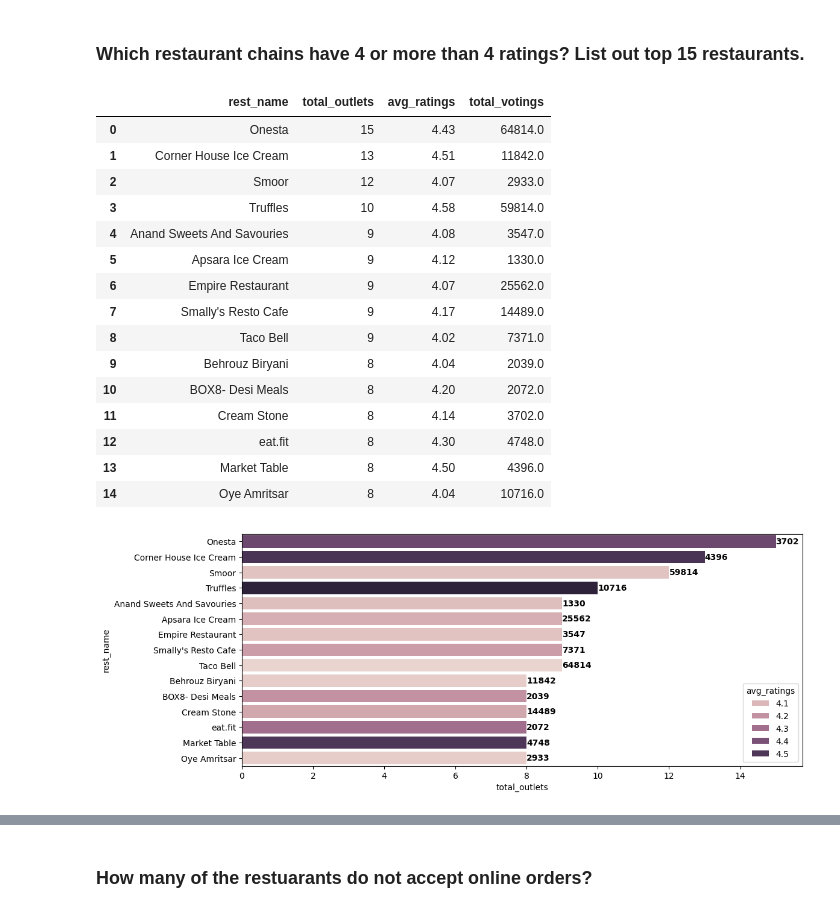
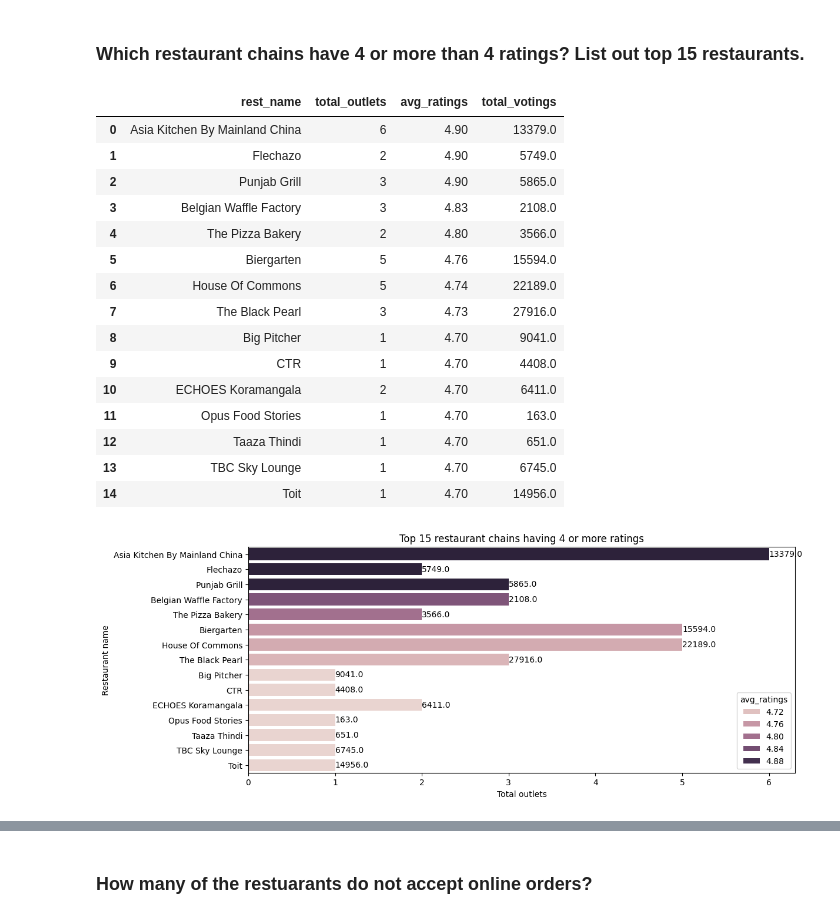
Before and after one commit to Bhuvi128/Bengaluru-Restaurant-Trends-Analysis, a Jupyter notebook: Bengaluru Restaurant Trends Analysis.ipynb, the cells around one changed output, grey strips where cells are left out. Cells and saved outputs as stored; diff of their text form; code cells hidden in the pictures.

```diff
--- a/Bengaluru Restaurant Trends Analysis.ipynb
+++ b/Bengaluru Restaurant Trends Analysis.ipynb
@@ -294,43 +294,40 @@ from ratings ra right join restaurant re
 on ra.restaurant_id = re.restaurant_id
 group by re.rest_name
 having avg_ratings > 4.0 or avg_ratings = 4.0
-order by total_outlets desc
+order by avg_ratings desc
 limit 15;
 """
 top_15_rest_rating_4 = pd.read_sql(query, conn)
 top_15_rest_rating_4
 # %% [output]
 |  | rest_name | total_outlets | avg_ratings | total_votings |
-| 0 | Onesta | 15 | 4.43 | 64814.0 |
-| 1 | Corner House Ice Cream | 13 | 4.51 | 11842.0 |
-| 2 | Smoor | 12 | 4.07 | 2933.0 |
-| 3 | Truffles | 10 | 4.58 | 59814.0 |
-| 4 | Anand Sweets And Savouries | 9 | 4.08 | 3547.0 |
-| 5 | Apsara Ice Cream | 9 | 4.12 | 1330.0 |
-| 6 | Empire Restaurant | 9 | 4.07 | 25562.0 |
-| 7 | Smally's Resto Cafe | 9 | 4.17 | 14489.0 |
-| 8 | Taco Bell | 9 | 4.02 | 7371.0 |
-| 9 | Behrouz Biryani | 8 | 4.04 | 2039.0 |
-| 10 | BOX8- Desi Meals | 8 | 4.20 | 2072.0 |
-| 11 | Cream Stone | 8 | 4.14 | 3702.0 |
-| 12 | eat.fit | 8 | 4.30 | 4748.0 |
-| 13 | Market Table | 8 | 4.50 | 4396.0 |
-| 14 | Oye Amritsar | 8 | 4.04 | 10716.0 |
+| 0 | Asia Kitchen By Mainland China | 6 | 4.90 | 13379.0 |
+| 1 | Flechazo | 2 | 4.90 | 5749.0 |
+| 2 | Punjab Grill | 3 | 4.90 | 5865.0 |
+| 3 | Belgian Waffle Factory | 3 | 4.83 | 2108.0 |
+| 4 | The Pizza Bakery | 2 | 4.80 | 3566.0 |
+| 5 | Biergarten | 5 | 4.76 | 15594.0 |
+| 6 | House Of Commons | 5 | 4.74 | 22189.0 |
+| 7 | The Black Pearl | 3 | 4.73 | 27916.0 |
+| 8 | Big Pitcher | 1 | 4.70 | 9041.0 |
+| 9 | CTR | 1 | 4.70 | 4408.0 |
+| 10 | ECHOES Koramangala | 2 | 4.70 | 6411.0 |
+| 11 | Opus Food Stories | 1 | 4.70 | 163.0 |
+| 12 | Taaza Thindi | 1 | 4.70 | 651.0 |
+| 13 | TBC Sky Lounge | 1 | 4.70 | 6745.0 |
+| 14 | Toit | 1 | 4.70 | 14956.0 |
 # %%
 # Plot top 15 restaurant chains having 4 or more ratings
 plt.figure(figsize=(12,5))
-barplot = sns.barplot(data = top_15_rest_rating_4, x = 'total_outlets', y = 'rest_name', hue = 'avg_ratings')
+sns.barplot(data = top_15_rest_rating_4, x = 'total_outlets', y = 'rest_name', hue = 'avg_ratings')
+for i in range(len(top_15_rest_rating_4)):
+    plt.text(top_15_rest_rating_4['total_outlets'][i], i,    # X and Y positions
+             str(top_15_rest_rating_4['total_votings'][i]),        # Text (convert to str)
+             va='center')
 
-for index, row in top_15_rest_rating_4.iterrows():
-    bar = barplot.patches[index]
-    plt.text(
-        bar.get_width(),
-        bar.get_y() + bar.get_height() / 2,
-        f"{int(row['total_votings'])}",
-        va = 'center',
-        fontsize = 10,
-        fontweight = 'bold'
-    )
+plt.title("Top 15 restaurant chains having 4 or more ratings")
+plt.xlabel("Total outlets")
+plt.ylabel("Restaurant name")
 plt.show()
 # %% [output]
-[figure, old version]
+[figure, new version]
```
Also changed, not shown: parts of 2 cells of this notebook.
